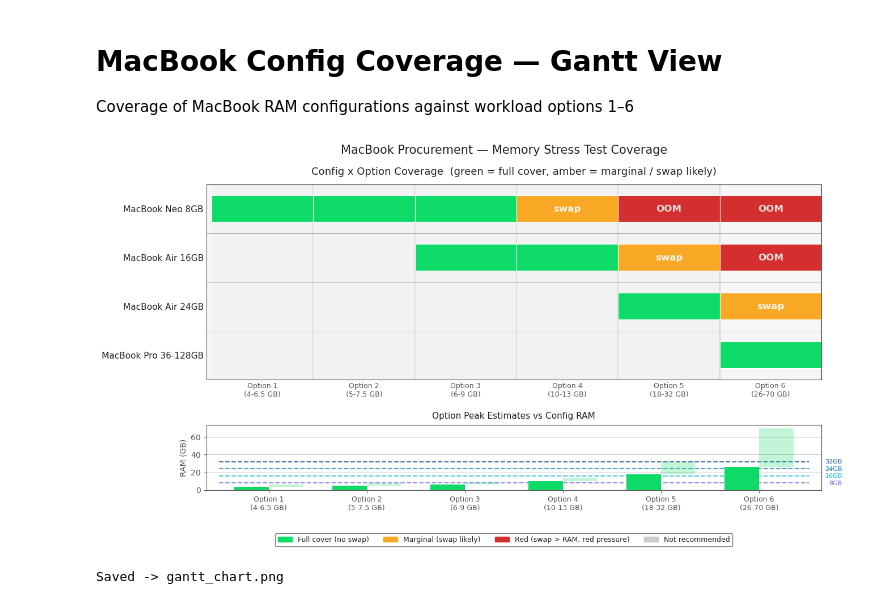
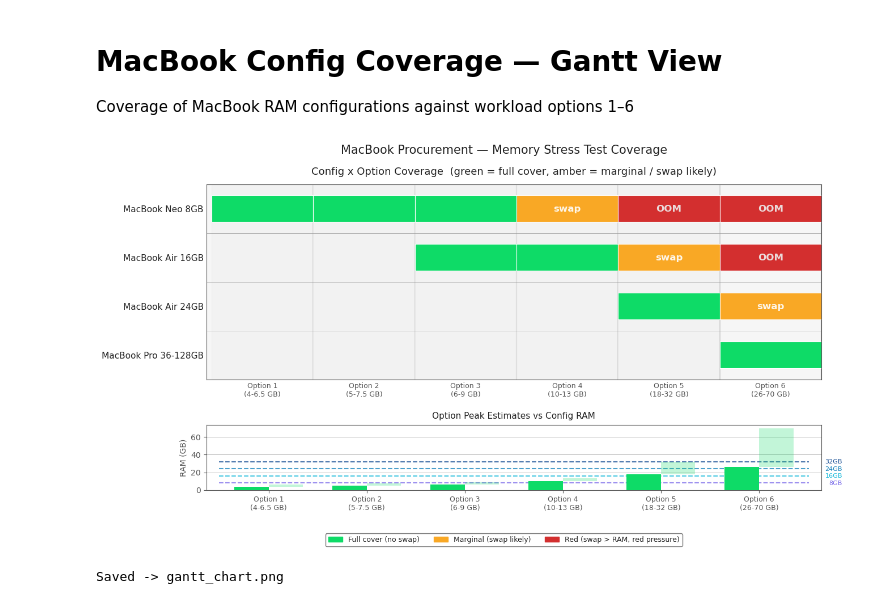
Before and after one commit to zihanlim/device_ai-stress-test, a Jupyter notebook: results/poll/gantt.ipynb, the cells around one changed output. Drawn from its saved outputs; the diff is of its cells as text; code cells hidden in the pictures.

```diff
--- a/results/poll/gantt.ipynb
+++ b/results/poll/gantt.ipynb
@@ -99,33 +99,32 @@ for i, (ram, col) in enumerate(zip(config_ram, colors)):
     ax_bar.axhline(ram, color=col, linewidth=1.5, linestyle='--', alpha=0.7, xmin=0.02, xmax=0.98)
     ax_bar.text(len(options) - 0.15, ram, f'{ram}GB', va='center', ha='right',
                 fontsize=8, color=col, alpha=0.9)
 
 ax_bar.set_xticks(x_pos)
 ax_bar.set_xticklabels(options, fontsize=9, color=AXIS_COLOR)
 ax_bar.set_ylabel('RAM (GB)', fontsize=10, color=AXIS_COLOR)
 ax_bar.set_title('Option Peak Estimates vs Config RAM', fontsize=11, color=TEXT_COLOR, pad=8)
 ax_bar.set_facecolor(BG_COLOR)
 ax_bar.grid(axis='y', color=GRID_COLOR, linewidth=0.5, zorder=0)
 ax_bar.tick_params(colors=AXIS_COLOR)
 for sp in ax_bar.spines.values(): sp.set_color(AXIS_COLOR)
 
 patches = [
     mpatches.Patch(color=FULL_COLOR, label='Full cover (no swap)'),
     mpatches.Patch(color=MARG_COLOR, label='Marginal (swap likely)'),
     mpatches.Patch(color=RED_COLOR,  label='Red (swap > RAM, red pressure)'),
-    mpatches.Patch(color=NONE_COLOR, label='Not recommended'),
 ]
 fig.legend(handles=patches, loc='upper center', bbox_to_anchor=(0.5, 0.01),
            ncol=4, fontsize=9, frameon=True,
            facecolor=BG_COLOR, edgecolor=AXIS_COLOR,
            labelcolor=TEXT_COLOR)
 
 fig.suptitle('MacBook Procurement — Memory Stress Test Coverage',
              fontsize=15, color=TEXT_COLOR, y=0.98)
 
 plt.savefig('gantt_chart.png', dpi=150, bbox_inches='tight', facecolor=BG_COLOR)
 plt.show()
 print('Saved -> gantt_chart.png')
 # %% [output]
-[figure, old version]
+[figure, new version]
 Saved -> gantt_chart.png
```
Also changed, not shown: 2 other files.
